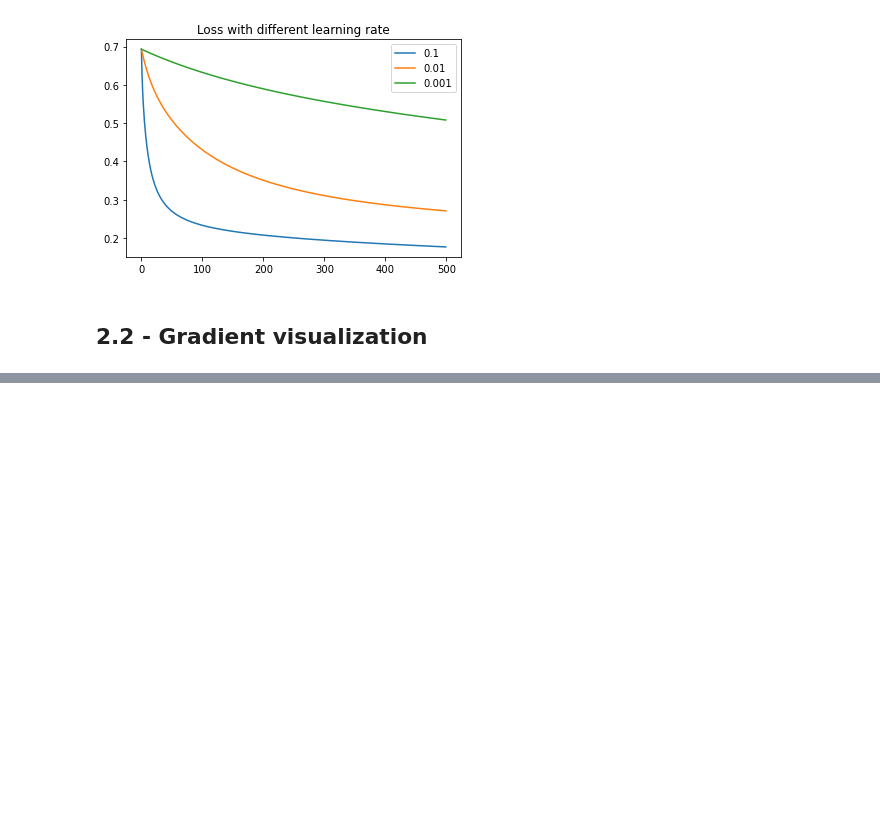
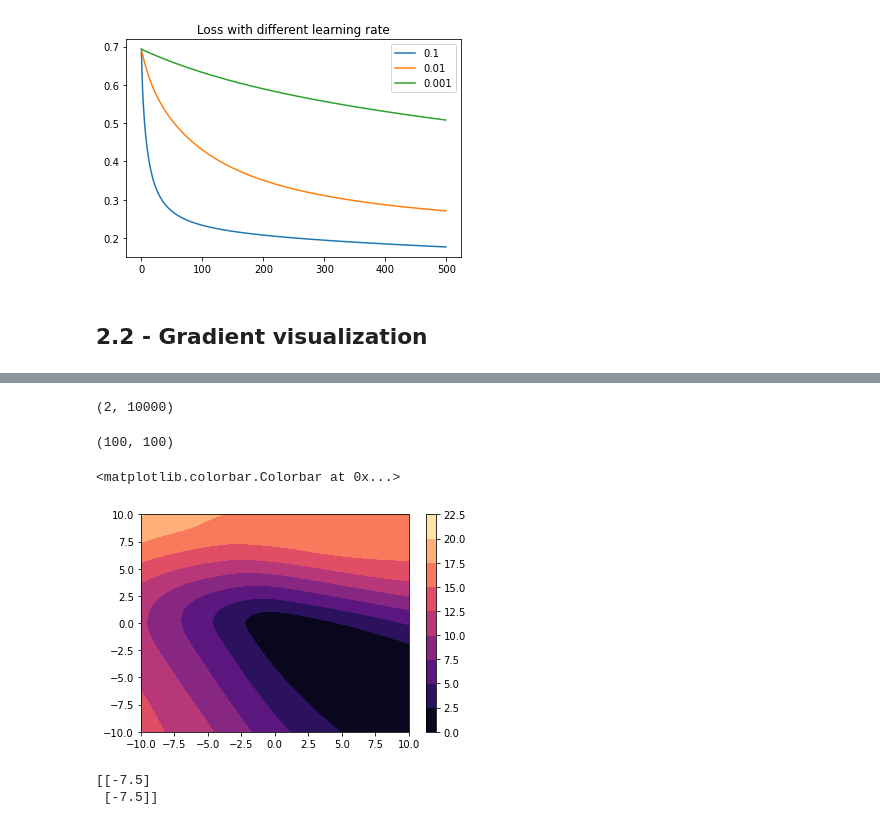
Before and after one commit to danchaud-vincent/deep-learning-specialization, a Jupyter notebook: 02-Logitistic Regression with NN.ipynb, the cells around one changed output, grey strips where cells are left out. Drawn from its saved outputs; the diff is of its cells as text; code cells hidden in the pictures; blank space fills up the shorter version.

Commit message:
add 3D visualization

```diff
--- a/02-Logitistic Regression with NN.ipynb
+++ b/02-Logitistic Regression with NN.ipynb
@@ -318,0 +325,34 @@ Iter 450 : Train_Loss = 0.5186517858592172, Train_acc = 0.82
+# %%
+lim = 10
+h = 100
+W1 = np.linspace(-lim,lim,h)
+W2 = np.linspace(-lim,lim,h)
+
+W11, W22 = np.meshgrid(W1,W2)
+
+W_final = np.c_[W11.ravel(),W22.ravel()].T
+W_final.shape
+# %% [output]
+(2, 10000)
+# %%
+# small example
+
+# initialize and activation
+b = 0
+Z = X.dot(W_final) + b
+A = 1/(1+np.exp(-Z))
+
+# cost
+
+epsilon = 1e-15
+L = (1/len(y)) * np.sum(-y * np.log(A+epsilon) - (1-y)*np.log(1-A+epsilon), axis=0).reshape(W11.shape)
+L.shape
+# %% [output]
+(100, 100)
+# %%
+plt.figure(1)
+plt.contourf(W11,W22,L,cmap='magma')
+plt.colorbar()
+# %% [output]
+<matplotlib.colorbar.Colorbar at 0x...>
+[figure, added]
@@ -318,0 +403,5 @@ Iter 450 : Train_Loss = 0.5186517858592172, Train_acc = 0.82
+# %%
+history = model_visualization(X.T,y.T,num_iter = 500, learning_rate = 0.1)
+# %% [output]
+[[-7.5]
+ [-7.5]]
```
Also changed, not shown: parts of 3 cells of this notebook, 1 other file.
